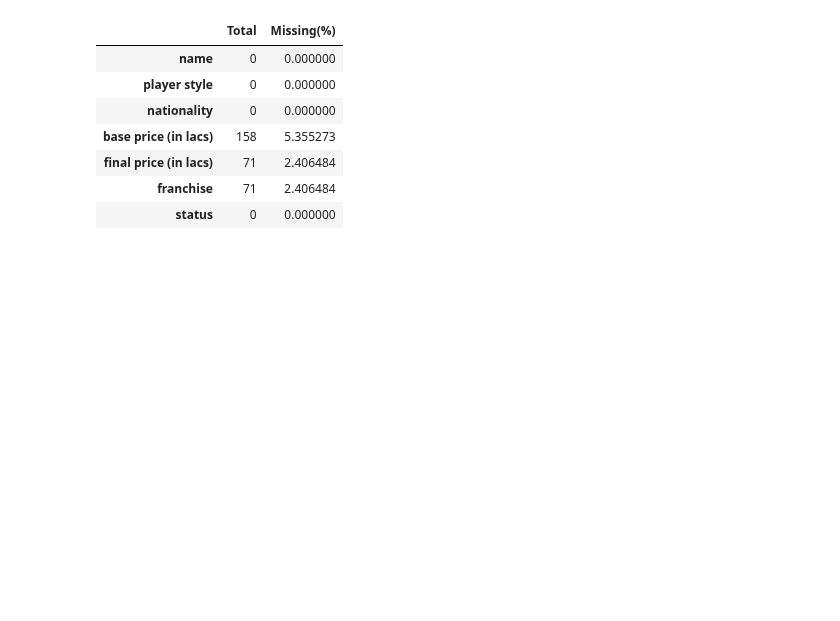
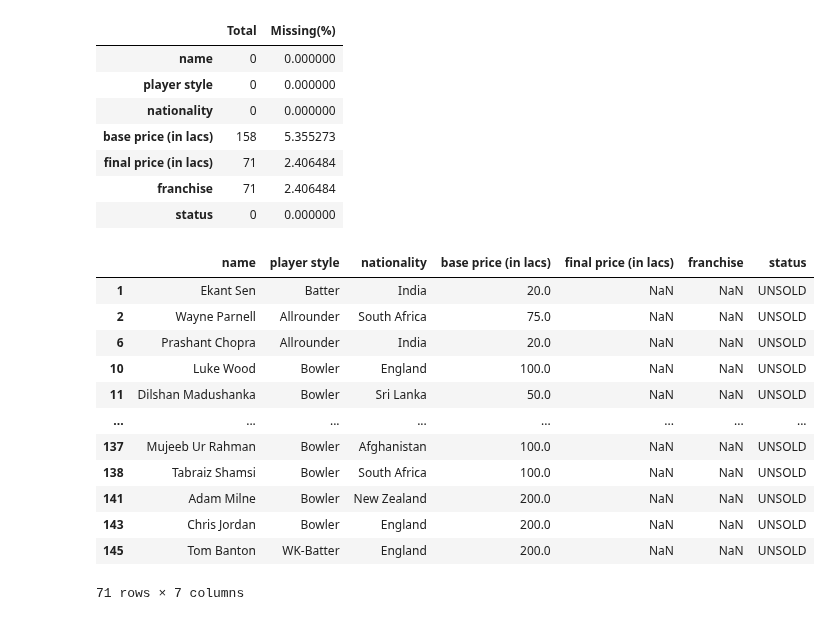
Before and after one commit to SanjilaGangaju/ExploratoryDataAnalysis_usingPython, a Jupyter notebook: IPL_Auction.ipynb, the cells around one changed output. Drawn from its saved outputs; the diff is of its cells as text; code cells hidden in the pictures; blank space fills up the shorter version.

```diff
--- a/IPL_Auction.ipynb
+++ b/IPL_Auction.ipynb
@@ -104,3 +121,19 @@ m
 | final price (in lacs) | 71 | 2.406484 |
 | franchise | 71 | 2.406484 |
 | status | 0 | 0.000000 |
+# %%
+data[data['franchise'].isnull()]
+# %% [output]
+|  | name | player style | nationality | base price (in lacs) | final price (in lacs) | franchise | status |
+| 1 | Ekant Sen | Batter | India | 20.0 | NaN | NaN | UNSOLD |
+| 2 | Wayne Parnell | Allrounder | South Africa | 75.0 | NaN | NaN | UNSOLD |
+| 6 | Prashant Chopra | Allrounder | India | 20.0 | NaN | NaN | UNSOLD |
+| 10 | Luke Wood | Bowler | England | 100.0 | NaN | NaN | UNSOLD |
+| 11 | Dilshan Madushanka | Bowler | Sri Lanka | 50.0 | NaN | NaN | UNSOLD |
+| ... | ... | ... | ... | ... | ... | ... | ... |
+| 137 | Mujeeb Ur Rahman | Bowler | Afghanistan | 100.0 | NaN | NaN | UNSOLD |
+| 138 | Tabraiz Shamsi | Bowler | South Africa | 100.0 | NaN | NaN | UNSOLD |
+| 141 | Adam Milne | Bowler | New Zealand | 200.0 | NaN | NaN | UNSOLD |
+| 143 | Chris Jordan | Bowler | England | 200.0 | NaN | NaN | UNSOLD |
+| 145 | Tom Banton | WK-Batter | England | 200.0 | NaN | NaN | UNSOLD |
+71 rows × 7 columns
```
Also changed, not shown: parts of 13 cells of this notebook.
